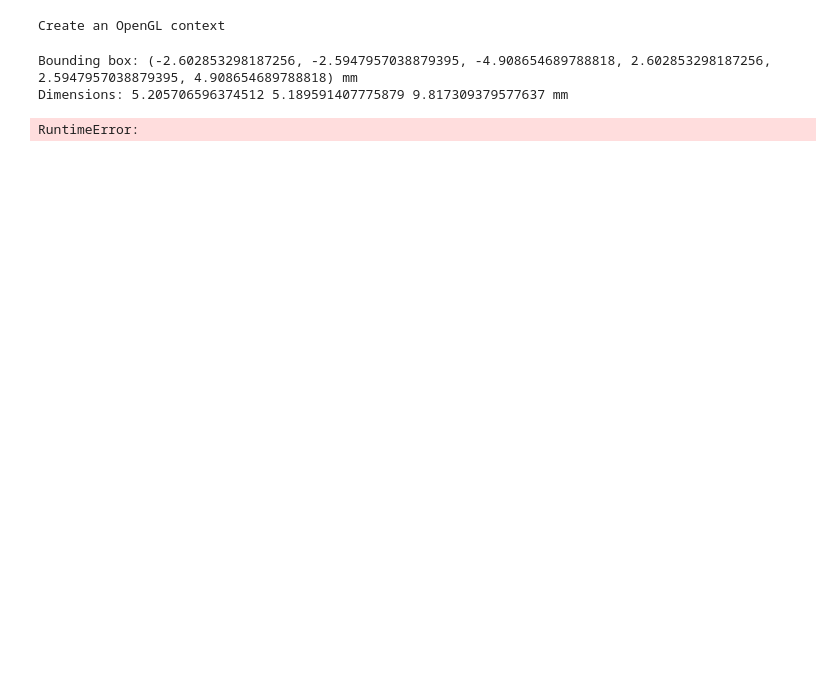
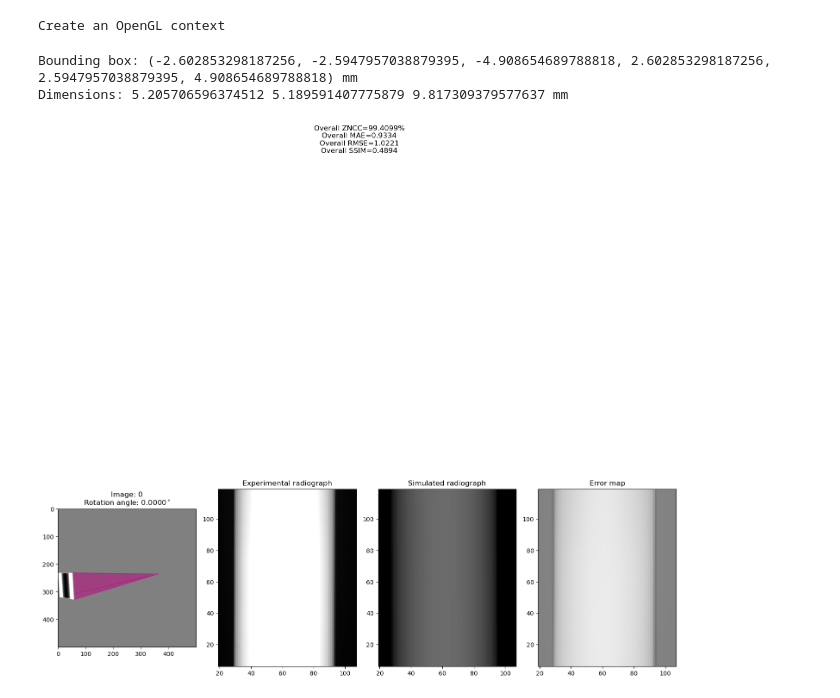
Before and after one commit to Sunday-nwokolo/Missing_angles, a Jupyter notebook: 05-filter.ipynb, the cells around one changed output. Saved outputs shown, nothing was run; the diff lists cells and outputs as text; code cells hidden in the pictures; blank space fills up the shorter version.

```diff
--- a/05-filter.ipynb
+++ b/05-filter.ipynb
@@ -218,11 +239,16 @@ utils.ref_image, utils.selected_angles, utils.indices = getReference(experimenta
                                                                      1,
                                                                      WhiteLevel,
                                                                      downscale);
+# %%
+#print(utils.x_current)
+# Flatten selected_angles if needed
+if len(utils.selected_angles.shape) > 1:
+    utils.selected_angles = utils.selected_angles[0]
 # %%
 utils.figsize = (15, 21)
-displayResult(x_default, figsize=utils.figsize, fname=None, crop=True)
+displayResult(utils.x_current, figsize=utils.figsize, fname=None, crop=True)
 # %% [output]
-RuntimeError:
+[figure, added]
 # %%
 # List all the common filters as a Python dictionary
 
```
Also changed, not shown: parts of 9 cells of this notebook, 5 other files.
